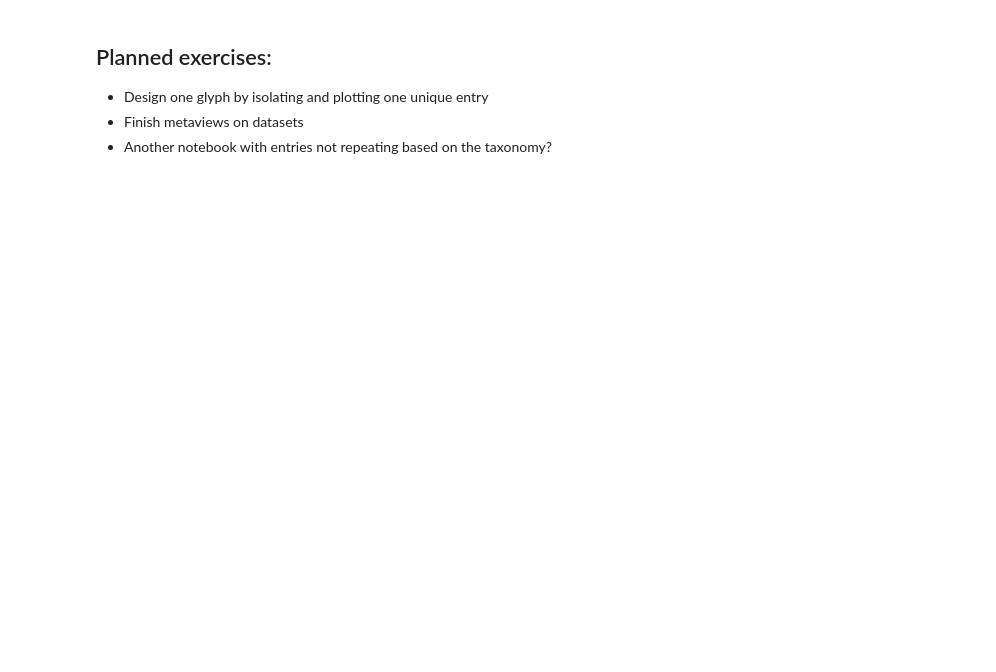
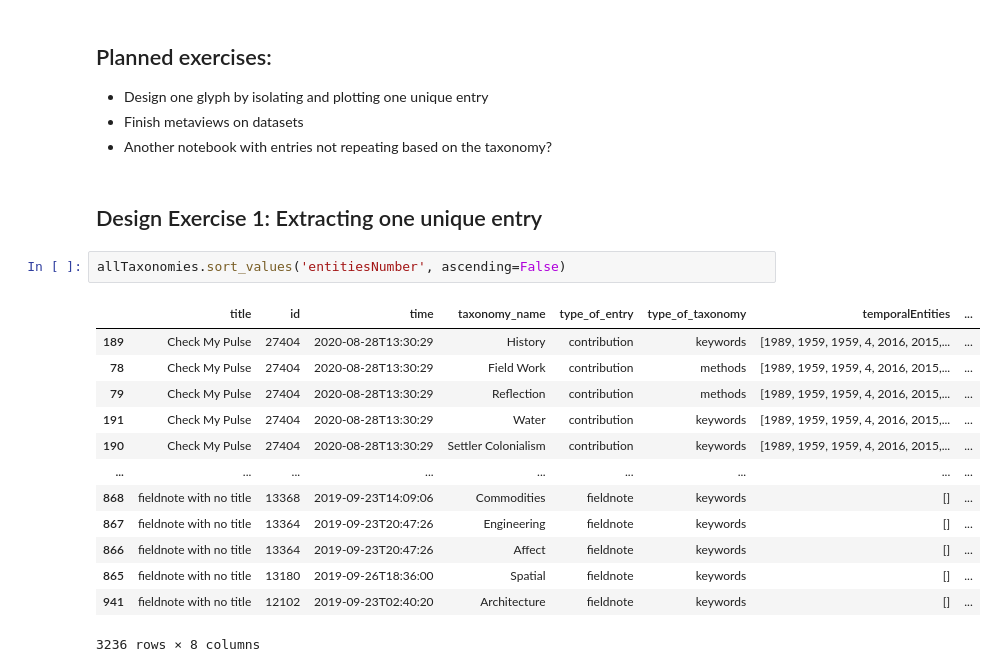
Before and after one commit to uclab-potsdam/dmacp, a Jupyter notebook: francesca/analysis/Folksonomies_TemporalAnalysis.ipynb, the cells around one changed output. Saved outputs shown, nothing was run; the diff lists cells and outputs as text; blank space fills up the shorter version.

Commit message:
add design exercise #1 francesca

```diff
--- a/francesca/analysis/Folksonomies_TemporalAnalysis.ipynb
+++ b/francesca/analysis/Folksonomies_TemporalAnalysis.ipynb
@@ -394,3 +396,21 @@ allTaxonomies.to_csv('data/alltaxonomies_and_entities.csv', index=False, sep=","
 - Design one glyph by isolating and plotting one unique entry
 - Finish metaviews on datasets
 - Another notebook with entries not repeating based on the taxonomy?
+# %% [markdown]
+## Design Exercise 1: Extracting one unique entry
+# %%
+allTaxonomies.sort_values('entitiesNumber', ascending=False)
+# %% [output]
+|  | title | id | time | taxonomy_name | type_of_entry | type_of_taxonomy | temporalEntities | ... |
+| 189 | Check My Pulse | 27404 | 2020-08-28T13:30:29 | History | contribution | keywords | [1989, 1959, 1959, 4, 2016, 2015,... | ... |
+| 78 | Check My Pulse | 27404 | 2020-08-28T13:30:29 | Field Work | contribution | methods | [1989, 1959, 1959, 4, 2016, 2015,... | ... |
+| 79 | Check My Pulse | 27404 | 2020-08-28T13:30:29 | Reflection | contribution | methods | [1989, 1959, 1959, 4, 2016, 2015,... | ... |
+| 191 | Check My Pulse | 27404 | 2020-08-28T13:30:29 | Water | contribution | keywords | [1989, 1959, 1959, 4, 2016, 2015,... | ... |
+| 190 | Check My Pulse | 27404 | 2020-08-28T13:30:29 | Settler Colonialism | contribution | keywords | [1989, 1959, 1959, 4, 2016, 2015,... | ... |
+| ... | ... | ... | ... | ... | ... | ... | ... | ... |
+| 868 | fieldnote with no title | 13368 | 2019-09-23T14:09:06 | Commodities | fieldnote | keywords | [] | ... |
+| 867 | fieldnote with no title | 13364 | 2019-09-23T20:47:26 | Engineering | fieldnote | keywords | [] | ... |
+| 866 | fieldnote with no title | 13364 | 2019-09-23T20:47:26 | Affect | fieldnote | keywords | [] | ... |
+| 865 | fieldnote with no title | 13180 | 2019-09-26T18:36:00 | Spatial | fieldnote | keywords | [] | ... |
+| 941 | fieldnote with no title | 12102 | 2019-09-23T02:40:20 | Architecture | fieldnote | keywords | [] | ... |
+3236 rows × 8 columns
```
Also changed, not shown: parts of 15 cells of this notebook, 10 other files.
